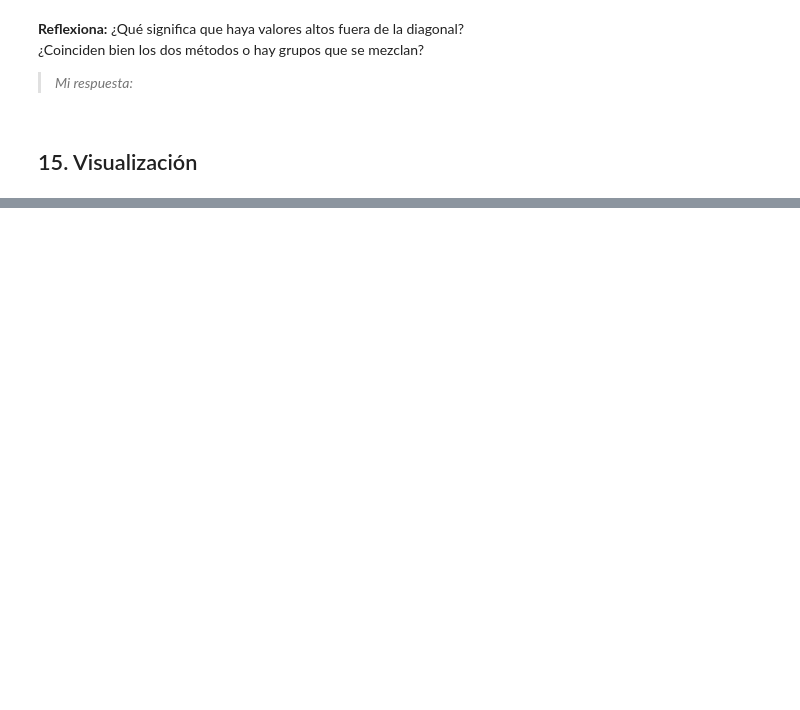
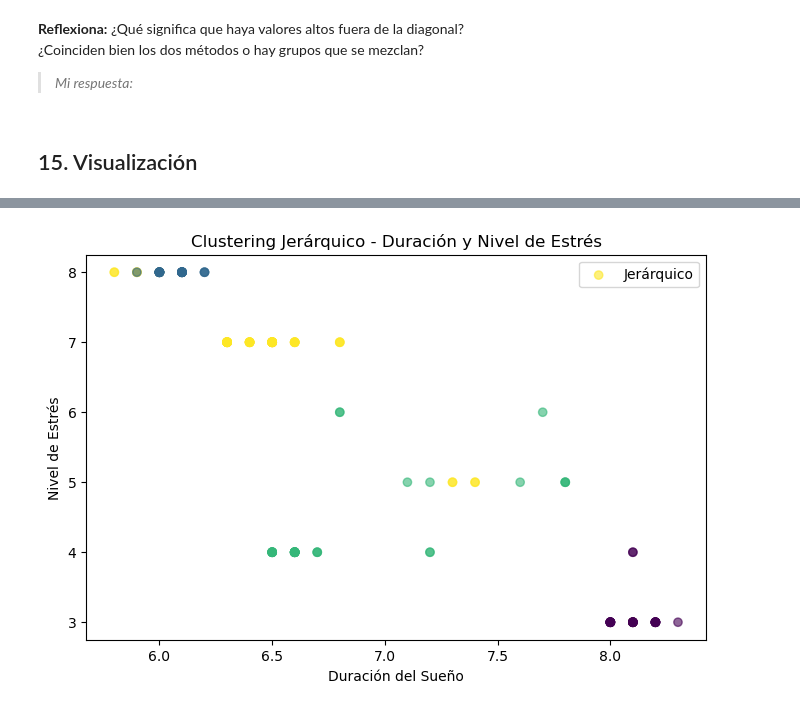
Before and after one commit to carloosfuentes/Sistemas-de-Aprendizaje-Automatico, a Jupyter notebook: 2-Aprendizaje_No_Supervisado/JERARQUICO/clustering_jerarquico_sleep_alum.ipynb, the cells around one changed output, grey strips where cells are left out. Cells and saved outputs as stored; diff of their text form; code cells hidden in the pictures; blank space fills up the shorter version.

```diff
--- a/2-Aprendizaje_No_Supervisado/JERARQUICO/clustering_jerarquico_sleep_alum.ipynb
+++ b/2-Aprendizaje_No_Supervisado/JERARQUICO/clustering_jerarquico_sleep_alum.ipynb
@@ -297,3 +312,13 @@ plt.show()
+# %%
+plt.figure(figsize=(8, 5))
+plt.scatter(df["Sleep Duration"], df["Stress Level"], c=df["cluster_jerarquico"], cmap="viridis", label="Jerárquico", alpha=0.6)
+plt.xlabel("Duración del Sueño")
+plt.ylabel("Nivel de Estrés")
+plt.title("Clustering Jerárquico - Duración y Nivel de Estrés")
+plt.legend()
+plt.show()
+# %% [output]
+[figure, added]
 # %% [markdown]
 ## 16. Cuestiones finales
 
```
Also changed, not shown: parts of 8 cells of this notebook, 5 other files.
